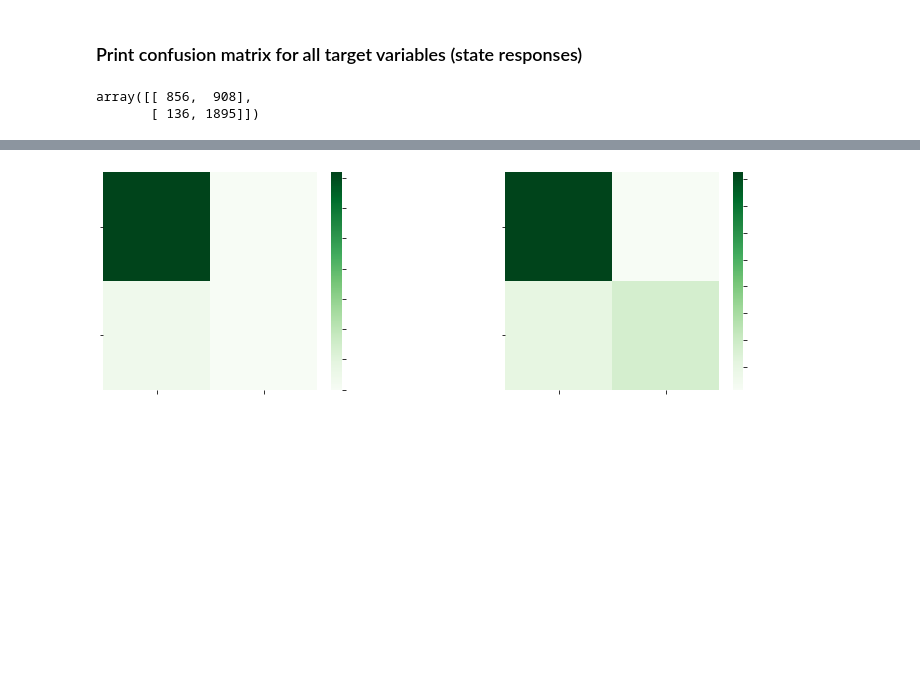
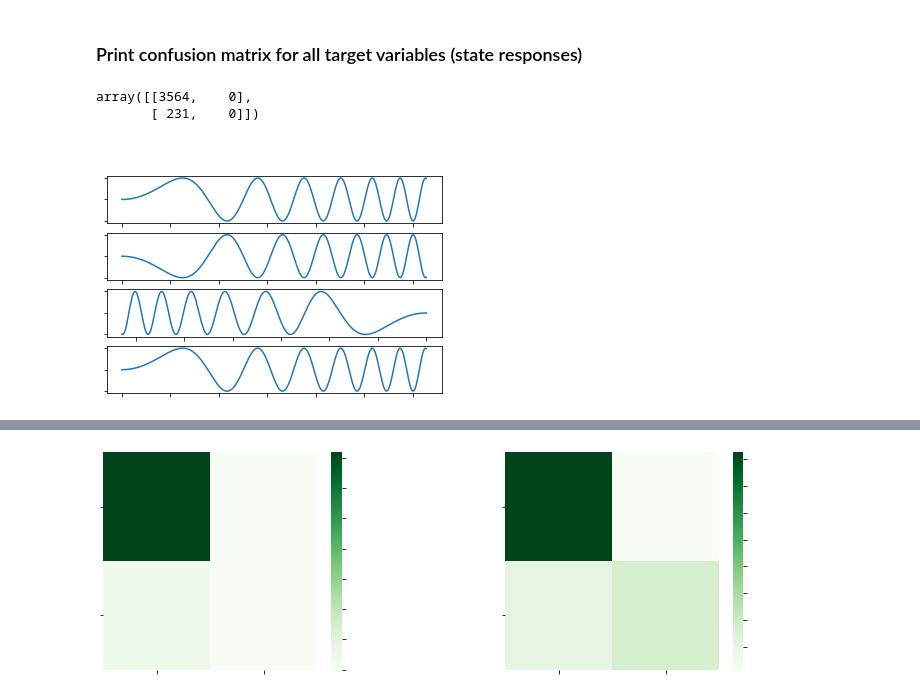
Before and after one commit to EmFib/Mass-Protests, a Jupyter notebook: users/multi_label_modeling_heather.ipynb, the cells around one changed output, grey strips where cells are left out. Saved outputs shown, nothing was run; the diff lists cells and outputs as text; code cells hidden in the pictures; blank space fills up the shorter version.

```diff
--- a/users/multi_label_modeling_heather.ipynb
+++ b/users/multi_label_modeling_heather.ipynb
@@ -250,8 +254,19 @@ pd.DataFrame(y_train_df.sum() / y_train_df.shape[0]).T
 ### Print confusion matrix for all target variables (state responses)
 # %%
 
-cm_array[4]
+cm_array[6]
 # %% [output]
-array([[ 856,  908],
-       [ 136, 1895]])
+array([[3564,    0],
+       [ 231,    0]])
+# %%
+x = np.linspace(0, 2 * np.pi, 400)
+y = np.sin(x ** 2)
+fig, axs = plt.subplots(4,1)
+fig.suptitle('Vertically stacked subplots')
+axs[0].plot(x, y)
+axs[1].plot(x, -y)
+axs[2].plot(-x, -y)
+axs[3].plot(x, y);
+# %% [output]
+[figure, added]
 # %%
```
Also changed, not shown: parts of 2 cells of this notebook, 2 other files.
